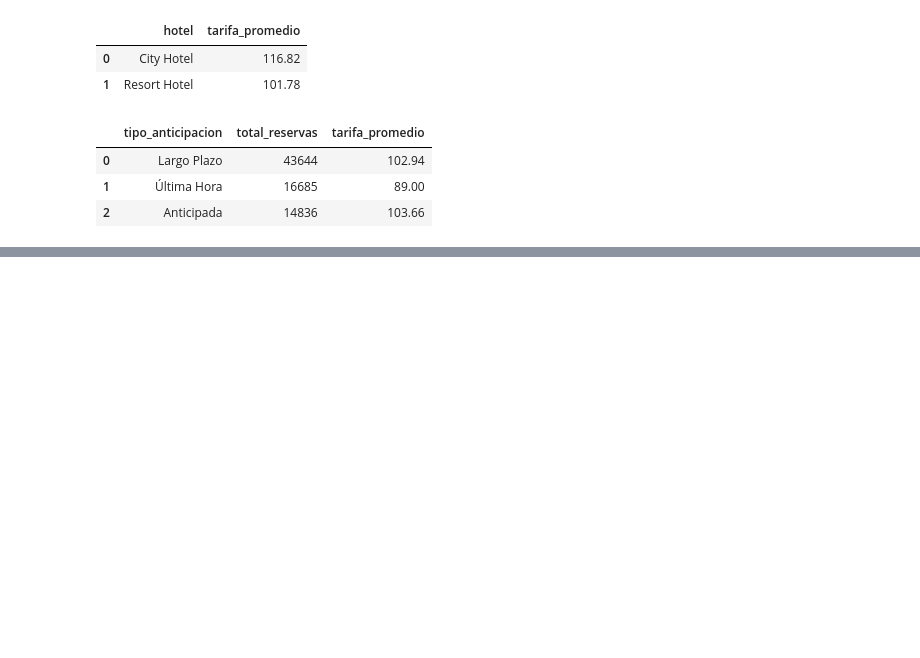
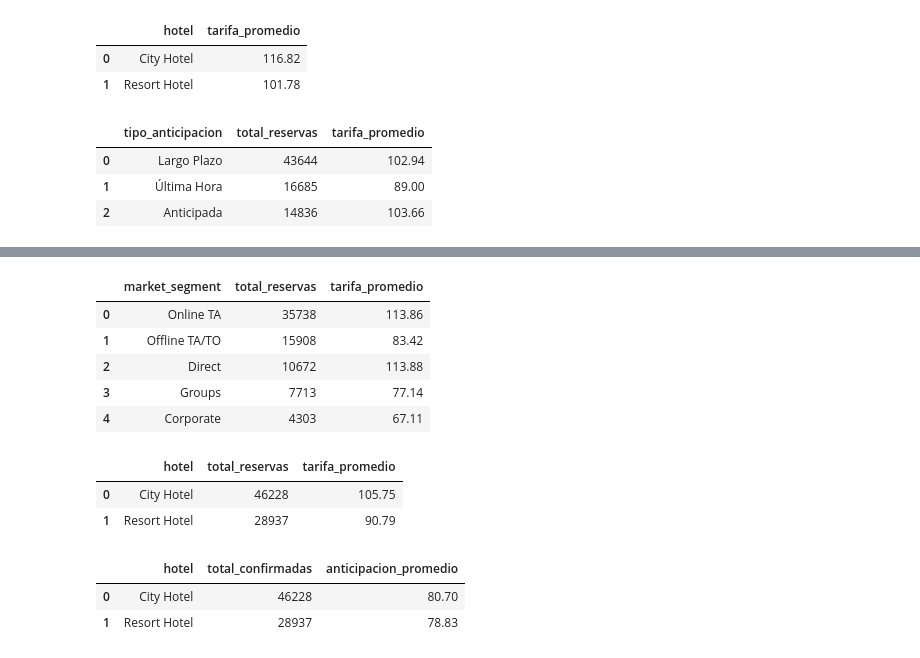
Before and after one commit to luisferdm6/02_analisis_hotelero_pandas, a Jupyter notebook: 01_limpieza_y_agrupaciones_hotel.ipynb, the cells around one changed output, grey strips where cells are left out. Saved outputs shown, nothing was run; the diff lists cells and outputs as text; code cells hidden in the pictures; blank space fills up the shorter version.

```diff
--- a/01_limpieza_y_agrupaciones_hotel.ipynb
+++ b/01_limpieza_y_agrupaciones_hotel.ipynb
@@ -971,0 +993,73 @@ consulta_anticipacion
+# %%
+#Muéstrame únicamente los canales donde el volumen de reservas efectivas sea verdaderamente representativo: más de 1,000 reservas.
+
+consulta_canales_principales = duckdb.sql("""
+SELECT
+  market_segment,
+  COUNT(*) AS total_reservas,
+  ROUND(AVG(adr), 2) AS tarifa_promedio
+FROM df_real
+WHERE is_canceled = 0
+GROUP BY market_segment
+HAVING COUNT(*) > 1000
+ORDER BY total_reservas DESC
+""").df()
+
+consulta_canales_principales
+# %% [output]
+|  | market_segment | total_reservas | tarifa_promedio |
+| 0 | Online TA | 35738 | 113.86 |
+| 1 | Offline TA/TO | 15908 | 83.42 |
+| 2 | Direct | 10672 | 113.88 |
+| 3 | Groups | 7713 | 77.14 |
+| 4 | Corporate | 4303 | 67.11 |
+# %%
+consulta_cte_hoteles = duckdb.sql("""
+WITH resumen_hoteles AS (
+  SELECT
+    hotel,
+    COUNT(*) AS total_reservas,
+    ROUND(AVG(adr), 2) AS tarifa_promedio
+  FROM df_real
+  WHERE is_canceled = 0
+  GROUP BY hotel
+)
+SELECT
+  hotel,
+  total_reservas,
+  tarifa_promedio
+FROM resumen_hoteles
+WHERE total_reservas > 25000
+ORDER BY total_reservas DESC
+""").df()
+
+consulta_cte_hoteles
+# %% [output]
+|  | hotel | total_reservas | tarifa_promedio |
+| 0 | City Hotel | 46228 | 105.75 |
+| 1 | Resort Hotel | 28937 | 90.79 |
+# %%
+consulta_metricas_cte = duckdb.sql("""
+WITH hoteles_confirmados AS (
+  SELECT
+    hotel,
+    COUNT(*) AS total_confirmadas,
+    ROUND(AVG(lead_time), 2) AS anticipacion_promedio
+  FROM df_real
+  WHERE is_canceled = 0
+  GROUP BY hotel
+)
+SELECT
+  hotel,
+  total_confirmadas,
+  anticipacion_promedio
+FROM hoteles_confirmados
+WHERE total_confirmadas > 20000
+ORDER BY total_confirmadas DESC
+""").df()
+
+consulta_metricas_cte
+# %% [output]
+|  | hotel | total_confirmadas | anticipacion_promedio |
+| 0 | City Hotel | 46228 | 80.70 |
+| 1 | Resort Hotel | 28937 | 78.83 |
```
Also changed, not shown: parts of 3 cells of this notebook.
